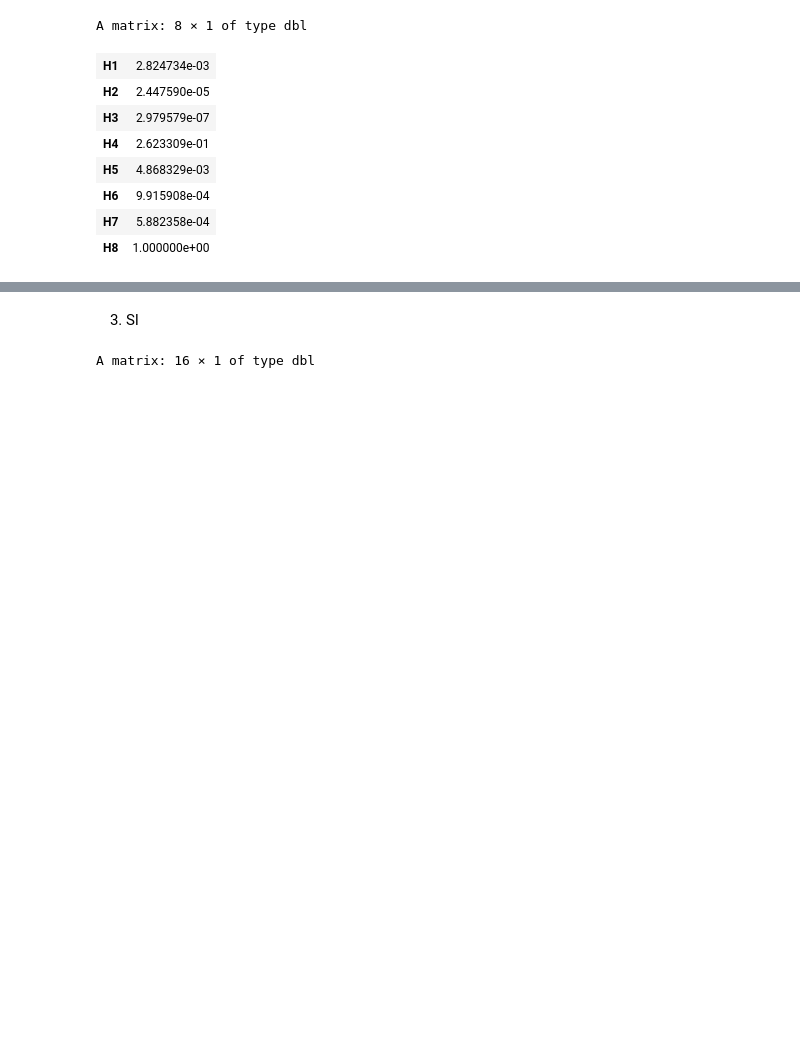
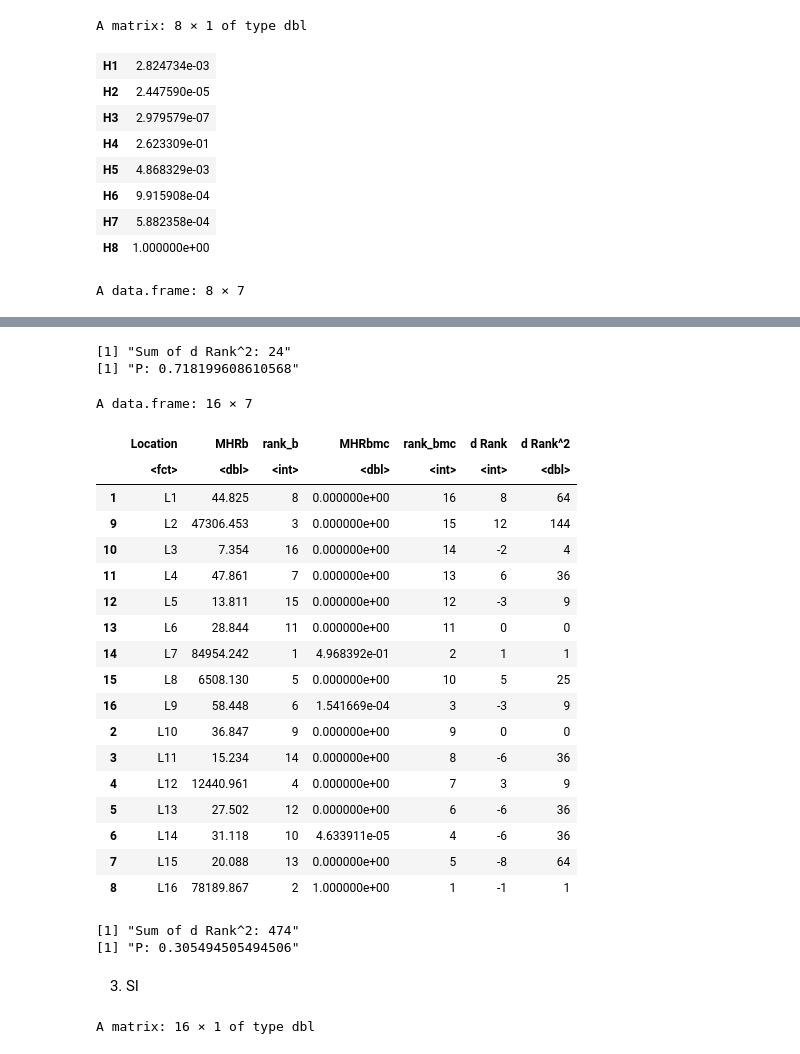
Before and after one commit to ludwigHoon/BPTNW, a Jupyter notebook: Bipartite Network Modelling for Measles Hotspot Detection.ipynb, the cells around one changed output, grey strips where cells are left out. Cells and saved outputs as stored; diff of their text form; code cells hidden in the pictures; blank space fills up the shorter version.

```diff
--- a/Bipartite Network Modelling for Measles Hotspot Detection.ipynb
+++ b/Bipartite Network Modelling for Measles Hotspot Detection.ipynb
@@ -1235,3 +1328,57 @@ A matrix: 8 × 1 of type dbl
 | H6 | 9.915908e-04 |
 | H7 | 5.882358e-04 |
 | H8 | 1.000000e+00 |
+# %%
+humanRank <- as.data.frame(vh[order(vh, decreasing = TRUE),])
+locationRank <- as.data.frame(vp[order(vp, decreasing = TRUE),])
+humanRank$Human <- row.names(humanRank)
+row.names(humanRank)<-NULL
+locationRank$Location <- row.names(locationRank)
+row.names(locationRank)<-NULL
+names(humanRank) <- c('MHRbmc', 'Human')
+names(locationRank) <- c('MHRbmc', 'Location')
+
+#Human BMC
+humanRank$rank_bmc <- NA
+order.MHRb<-order(humanRank$MHRb)
+humanRank$rank_bmc[order.MHRb] <- nrow(humanRank):1
+#humanRank
+
+#Location BMC
+locationRank$rank_bmc <- NA
+order.MHRb<-order(locationRank$MHRb)
+locationRank$rank_bmc[order.MHRb] <- nrow(locationRank):1
+#locationRank
+
+####
+uci_human <- read.csv('UCI_Auth.csv') #Replace here
+uci_location <- read.csv('UCI_Hub.csv') # Replace here
+names(uci_human)<-c("Human", "MHRb")
+names(uci_location)<-c("Location", "MHRb")
+
+#Human UCI
+uci_human$rank_b <- NA
+order.MHRb<-order(uci_human$MHRb)
+uci_human$rank_b[order.MHRb] <- nrow(uci_human):1
+#uci_human
+
+#Location UCI
+uci_location$rank_b <- NA
+order.MHRb<-order(uci_location$MHRb)
+uci_location$rank_b[order.MHRb] <- nrow(uci_location):1
+#uci_location
+
+human_compare_2 <- merge(uci_human, humanRank, by='Human')
+location_compare_2 <- merge(uci_location, locationRank, by='Location')
+human_compare_2$`d Rank` <- human_compare_2$rank_bmc - human_compare_2$rank_b
+location_compare_2$`d Rank` <- location_compare_2$rank_bmc - location_compare_2$rank_b
+human_compare_2$`d Rank^2` <- (human_compare_2$`d Rank`)^2
+location_compare_2$`d Rank^2` <- (location_compare_2$`d Rank`)^2
+human_compare_2
+print(paste("Sum of d Rank^2:",sum(human_compare_2$`d Rank^2`)))
+print(paste("P:",1-((6*sum(human_compare_2$`d Rank^2`))/(nrow(human_compare_2)*nrow(human_compare_2)**2-1))  ))
+location_compare_2[order(as.numeric(gsub("L","", location_compare_2$Location))),]
+print(paste("Sum of d Rank^2:",sum(location_compare_2$`d Rank^2`)))
+print(paste("P:",1-((6*sum(location_compare_2$`d Rank^2`))/(nrow(location_compare_2)*nrow(location_compare_2)**2-1))  ))
+# %% [output]
+A data.frame: 8 × 7
@@ -1238,3 +1395,26 @@ A matrix: 8 × 1 of type dbl
+[1] "Sum of d Rank^2: 24"
+[1] "P: 0.718199608610568"
+A data.frame: 16 × 7
+|  | Location | MHRb | rank_b | MHRbmc | rank_bmc | d Rank | d Rank^2 |
+|  | <fct> | <dbl> | <int> | <dbl> | <int> | <int> | <dbl> |
+| 1 | L1 | 44.825 | 8 | 0.000000e+00 | 16 | 8 | 64 |
+| 9 | L2 | 47306.453 | 3 | 0.000000e+00 | 15 | 12 | 144 |
+| 10 | L3 | 7.354 | 16 | 0.000000e+00 | 14 | -2 | 4 |
+| 11 | L4 | 47.861 | 7 | 0.000000e+00 | 13 | 6 | 36 |
+| 12 | L5 | 13.811 | 15 | 0.000000e+00 | 12 | -3 | 9 |
+| 13 | L6 | 28.844 | 11 | 0.000000e+00 | 11 | 0 | 0 |
+| 14 | L7 | 84954.242 | 1 | 4.968392e-01 | 2 | 1 | 1 |
+| 15 | L8 | 6508.130 | 5 | 0.000000e+00 | 10 | 5 | 25 |
+| 16 | L9 | 58.448 | 6 | 1.541669e-04 | 3 | -3 | 9 |
+| 2 | L10 | 36.847 | 9 | 0.000000e+00 | 9 | 0 | 0 |
+| 3 | L11 | 15.234 | 14 | 0.000000e+00 | 8 | -6 | 36 |
+| 4 | L12 | 12440.961 | 4 | 0.000000e+00 | 7 | 3 | 9 |
+| 5 | L13 | 27.502 | 12 | 0.000000e+00 | 6 | -6 | 36 |
+| 6 | L14 | 31.118 | 10 | 4.633911e-05 | 4 | -6 | 36 |
+| 7 | L15 | 20.088 | 13 | 0.000000e+00 | 5 | -8 | 64 |
+| 8 | L16 | 78189.867 | 2 | 1.000000e+00 | 1 | -1 | 1 |
+[1] "Sum of d Rank^2: 474"
+[1] "P: 0.305494505494506"
 # %% [markdown]
 3. Sl
 # %%
```
Also changed, not shown: parts of 20 cells of this notebook, 1 other file.
